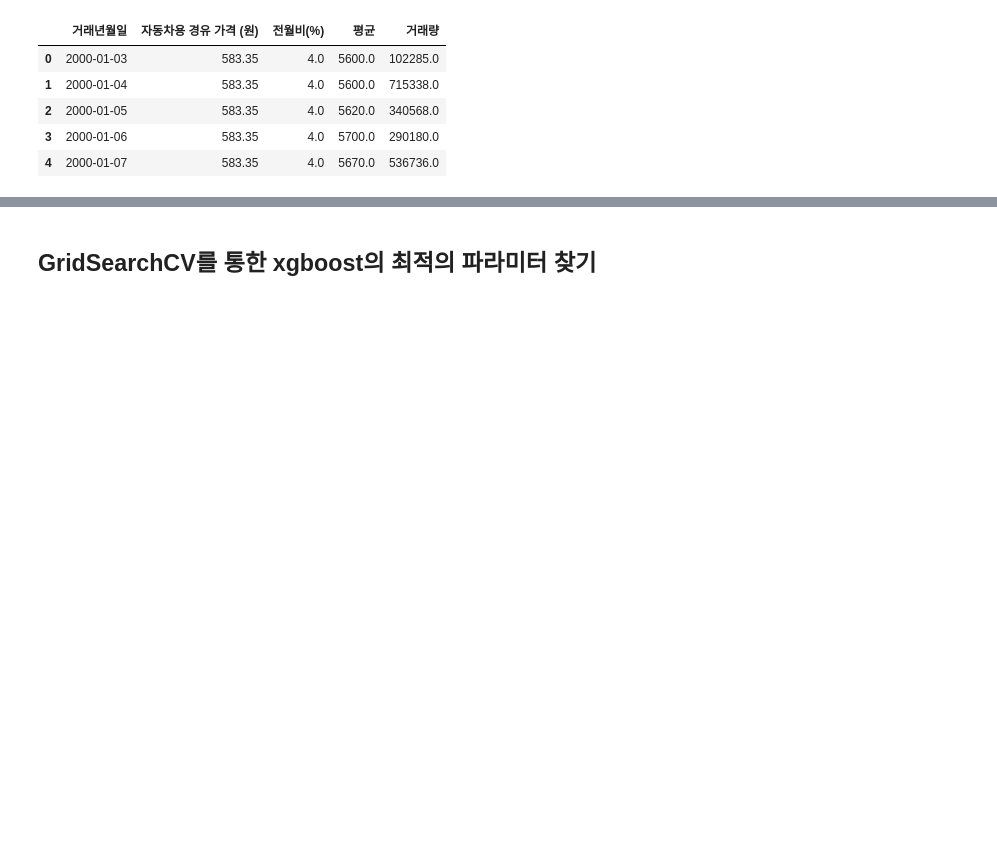
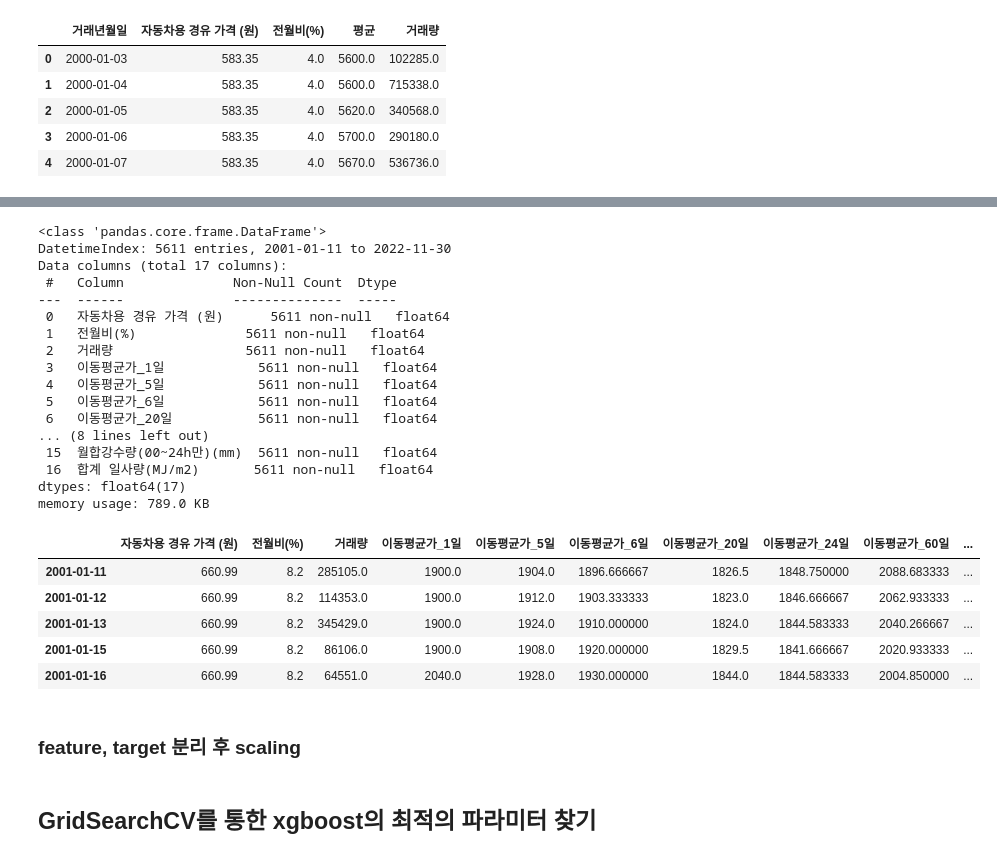
Before and after one commit to Kim-Hyunah/Final_Predict_Agricultural, a Jupyter notebook: model_pred_price_plusweather_xgb_.ipynb, the cells around one changed output, grey strips where cells are left out. Drawn from its saved outputs; the diff is of its cells as text; code cells hidden in the pictures; blank space fills up the shorter version.

```diff
--- a/model_pred_price_plusweather_xgb_.ipynb
+++ b/model_pred_price_plusweather_xgb_.ipynb
@@ -64,0 +151,28 @@ target = df["배추가격"]
+# %%
+df_finish = df_con[df_con.index >= "2001-01-11"]
+# %% [output]
+<class 'pandas.core.frame.DataFrame'>
+DatetimeIndex: 5611 entries, 2001-01-11 to 2022-11-30
+Data columns (total 17 columns):
+ #   Column              Non-Null Count  Dtype
+---  ------              --------------  -----
+ 0   자동차용 경유 가격 (원)      5611 non-null   float64
+ 1   전월비(%)              5611 non-null   float64
+ 2   거래량                 5611 non-null   float64
+ 3   이동평균가_1일            5611 non-null   float64
+ 4   이동평균가_5일            5611 non-null   float64
+ 5   이동평균가_6일            5611 non-null   float64
+ 6   이동평균가_20일           5611 non-null   float64
+... (8 lines left out)
+ 15  월합강수량(00~24h만)(mm)  5611 non-null   float64
+ 16  합계 일사량(MJ/m2)       5611 non-null   float64
+dtypes: float64(17)
+memory usage: 789.0 KB
+|  | 자동차용 경유 가격 (원) | 전월비(%) | 거래량 | 이동평균가_1일 | 이동평균가_5일 | 이동평균가_6일 | 이동평균가_20일 | 이동평균가_24일 | 이동평균가_60일 | ... |
+| 2001-01-11 | 660.99 | 8.2 | 285105.0 | 1900.0 | 1904.0 | 1896.666667 | 1826.5 | 1848.750000 | 2088.683333 | ... |
+| 2001-01-12 | 660.99 | 8.2 | 114353.0 | 1900.0 | 1912.0 | 1903.333333 | 1823.0 | 1846.666667 | 2062.933333 | ... |
+| 2001-01-13 | 660.99 | 8.2 | 345429.0 | 1900.0 | 1924.0 | 1910.000000 | 1824.0 | 1844.583333 | 2040.266667 | ... |
+| 2001-01-15 | 660.99 | 8.2 | 86106.0 | 1900.0 | 1908.0 | 1920.000000 | 1829.5 | 1841.666667 | 2020.933333 | ... |
+| 2001-01-16 | 660.99 | 8.2 | 64551.0 | 2040.0 | 1928.0 | 1930.000000 | 1844.0 | 1844.583333 | 2004.850000 | ... |
+# %% [markdown]
+### feature, target 분리 후 scaling
```
Also changed, not shown: parts of 30 cells of this notebook.
